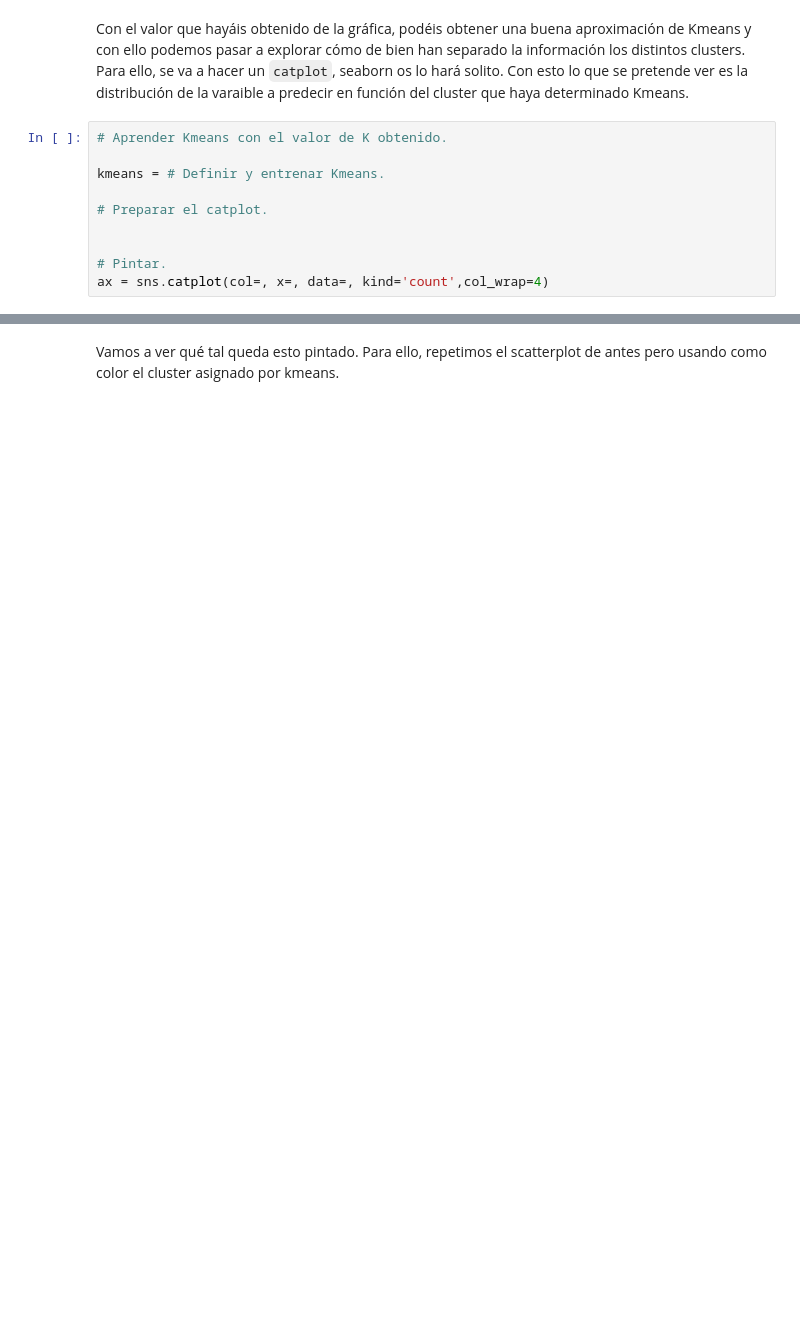
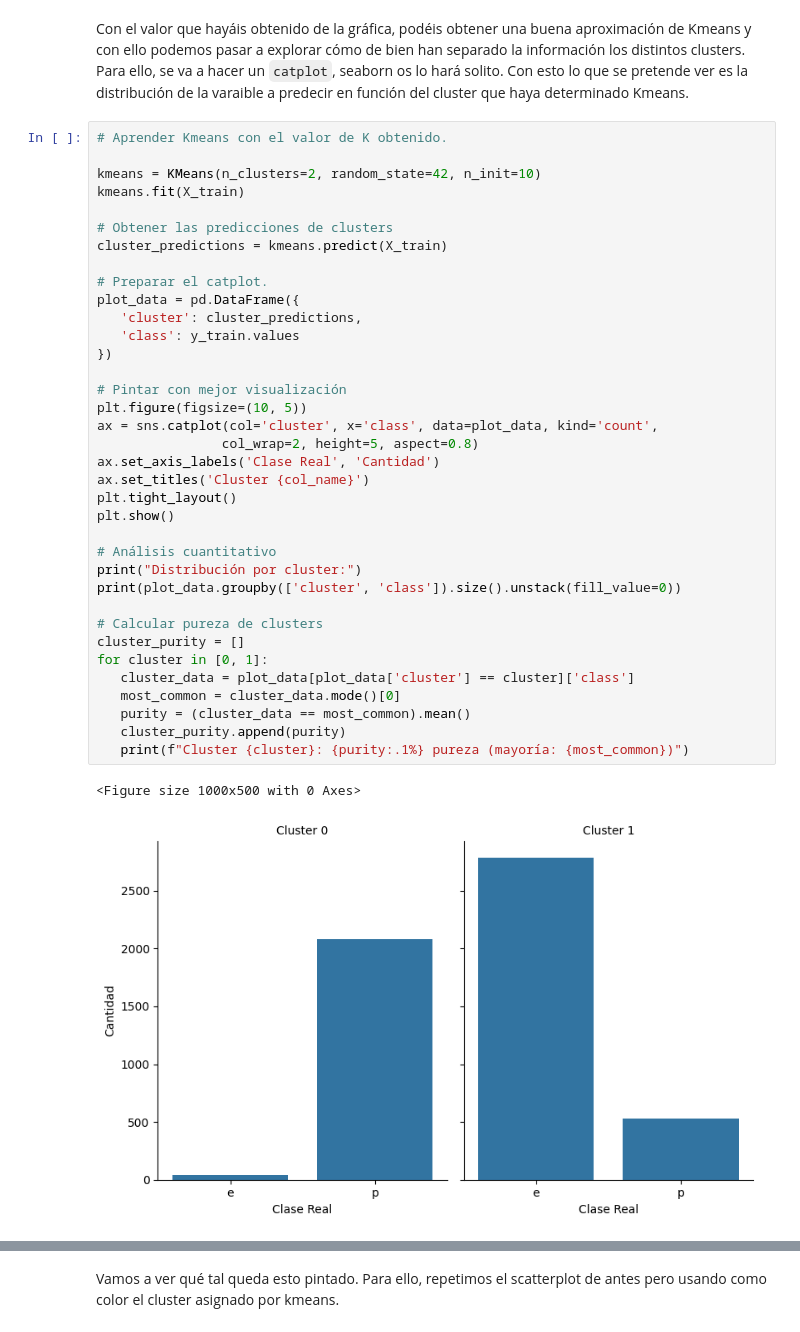
Before and after one commit to peperuizdev/proyecto8_mushroom-clustering, a Jupyter notebook: notebooks/workshop-clustering-pca-pepe.ipynb, the cells around one changed output, grey strips where cells are left out. Cells and saved outputs as stored; diff of their text form; blank space fills up the shorter version.

```diff
--- a/notebooks/workshop-clustering-pca-pepe.ipynb
+++ b/notebooks/workshop-clustering-pca-pepe.ipynb
@@ -145,12 +488,41 @@ sns.lineplot(x=k_values, y=scores)
 # %% [markdown]
 Con el valor que hayáis obtenido de la gráfica, podéis obtener una buena aproximación de Kmeans y con ello podemos pasar a explorar cómo de bien han separado la información los distintos clusters. Para ello, se va a hacer un ``catplot``, seaborn os lo hará solito. Con esto lo que se pretende ver es la distribución de la varaible a predecir en función del cluster que haya determinado Kmeans.
-# %%
-# Aprender Kmeans con el valor de K obtenido.
-
-kmeans = # Definir y entrenar Kmeans.
-
-# Preparar el catplot.
-
-
-# Pintar.
-ax = sns.catplot(col=, x=, data=, kind='count',col_wrap=4)
+# %%
+# Aprender Kmeans con el valor de K obtenido.
+
+kmeans = KMeans(n_clusters=2, random_state=42, n_init=10)
+kmeans.fit(X_train)
+
+# Obtener las predicciones de clusters
+cluster_predictions = kmeans.predict(X_train)
+
+# Preparar el catplot.
+plot_data = pd.DataFrame({
+   'cluster': cluster_predictions,
+   'class': y_train.values
+})
+
+# Pintar con mejor visualización
+plt.figure(figsize=(10, 5))
+ax = sns.catplot(col='cluster', x='class', data=plot_data, kind='count',
+                col_wrap=2, height=5, aspect=0.8)
+ax.set_axis_labels('Clase Real', 'Cantidad')
+ax.set_titles('Cluster {col_name}')
+plt.tight_layout()
+plt.show()
+
+# Análisis cuantitativo
+print("Distribución por cluster:")
+print(plot_data.groupby(['cluster', 'class']).size().unstack(fill_value=0))
+
+# Calcular pureza de clusters
+cluster_purity = []
+for cluster in [0, 1]:
+   cluster_data = plot_data[plot_data['cluster'] == cluster]['class']
+   most_common = cluster_data.mode()[0]
+   purity = (cluster_data == most_common).mean()
+   cluster_purity.append(purity)
+   print(f"Cluster {cluster}: {purity:.1%} pureza (mayoría: {most_common})")
+# %% [output]
+<Figure size 1000x500 with 0 Axes>
+[figure, added]
```
Also changed, not shown: parts of 67 cells of this notebook.
